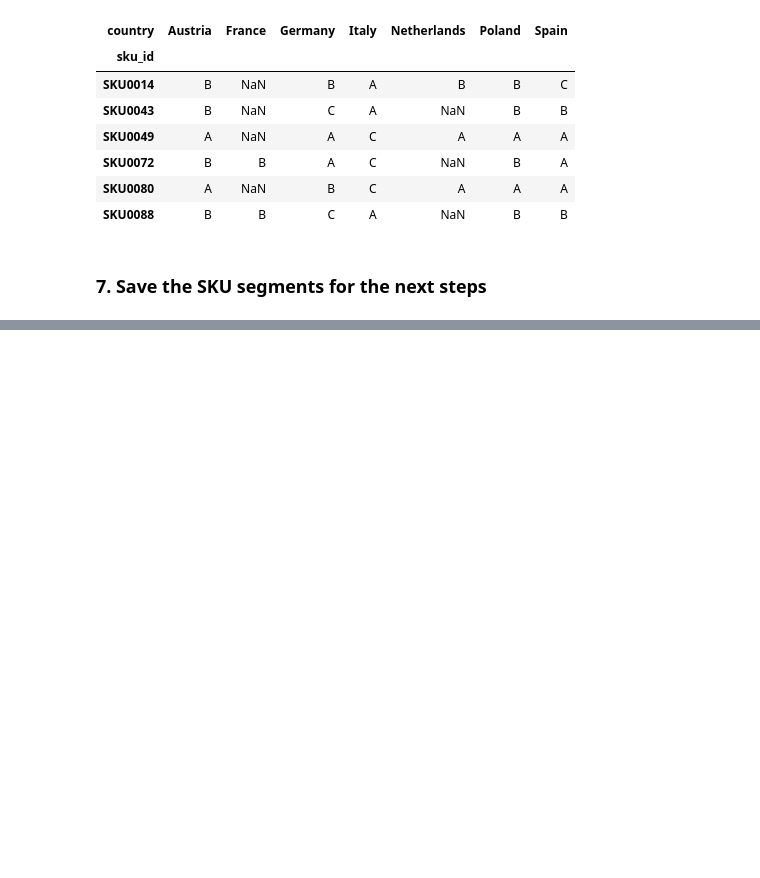
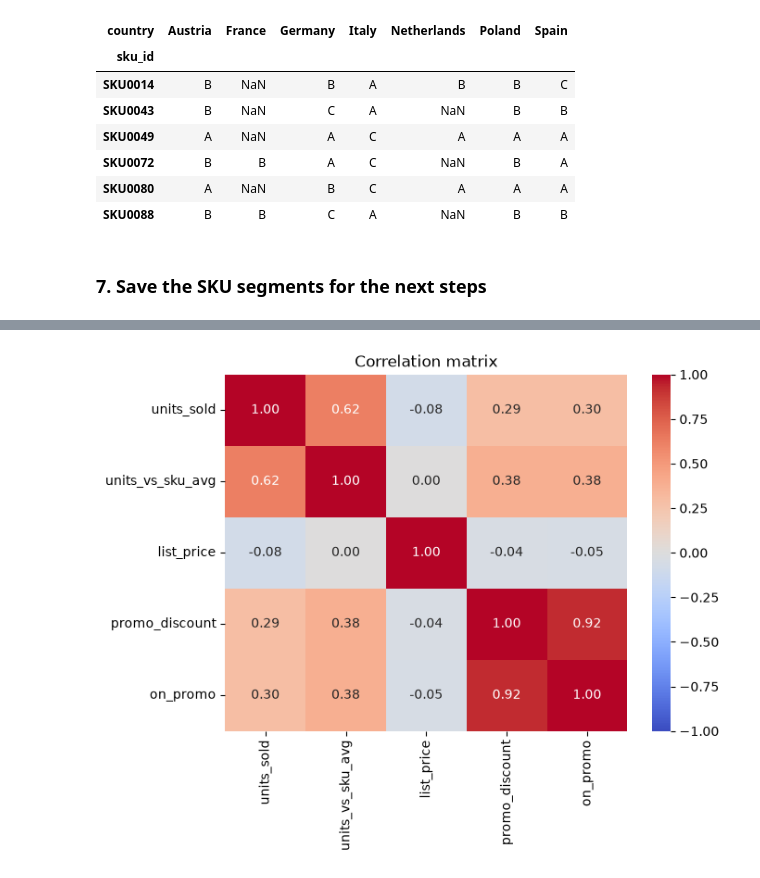
Before and after one commit to Chebet-Koske/data-ladder-capstone-project, a Jupyter notebook: notebooks/capstone_code.ipynb, the cells around one changed output, grey strips where cells are left out. Drawn from its saved outputs; the diff is of its cells as text; code cells hidden in the pictures; blank space fills up the shorter version.

```diff
--- a/notebooks/capstone_code.ipynb
+++ b/notebooks/capstone_code.ipynb
@@ -722,0 +711,10 @@ Saved 102 SKUs
+# %%
+# Extra libraries needed for Step 3 (pandas and matplotlib were imported in Step 1)
+import numpy as np
+import seaborn as sns
+from scipy import stats
+
+# The price a customer actually pays = list price minus the discount
+sales["net_price"] = sales["list_price"] * (1 - sales["promo_discount"])
+print(sales.shape)
+sales.info()
@@ -722,0 +767,7 @@ Saved 102 SKUs
+# %%
+# Units relative to each SKU's own average (1.0 = a normal day for that SKU)
+sales["units_vs_sku_avg"] = sales["units_sold"] / sales.groupby("sku_id")["units_sold"].transform("mean")
+
+corr_cols = ["units_sold", "units_vs_sku_avg", "list_price", "promo_discount", "on_promo"]
+corr = sales[corr_cols].corr()
+corr.round(3)
@@ -722,0 +781,8 @@ Saved 102 SKUs
+# %%
+# Heat map of the correlations
+plt.figure(figsize=(7, 5))
+sns.heatmap(corr, annot=True, fmt=".2f", cmap="coolwarm", vmin=-1, vmax=1)
+plt.title("Correlation matrix")
+plt.show()
+# %% [output]
+[figure, added]
```
Also changed, not shown: parts of 29 cells of this notebook, 1 other file.
